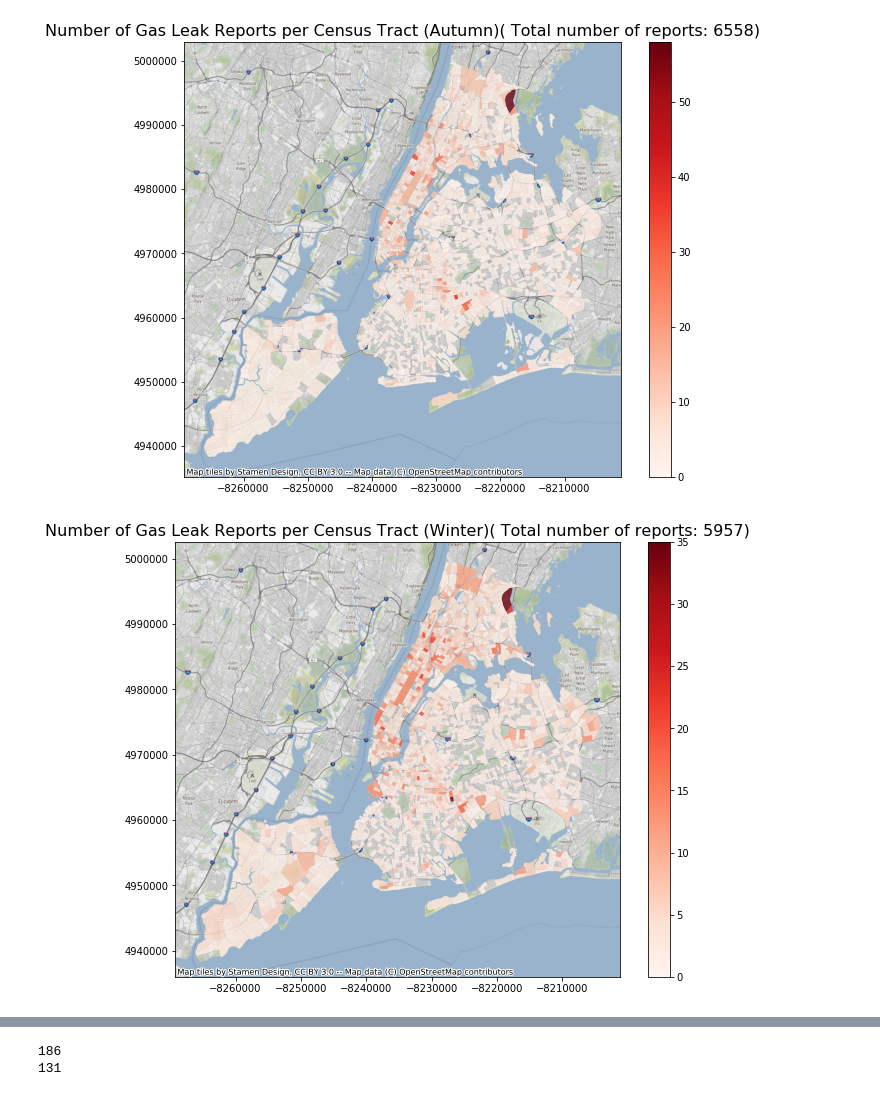
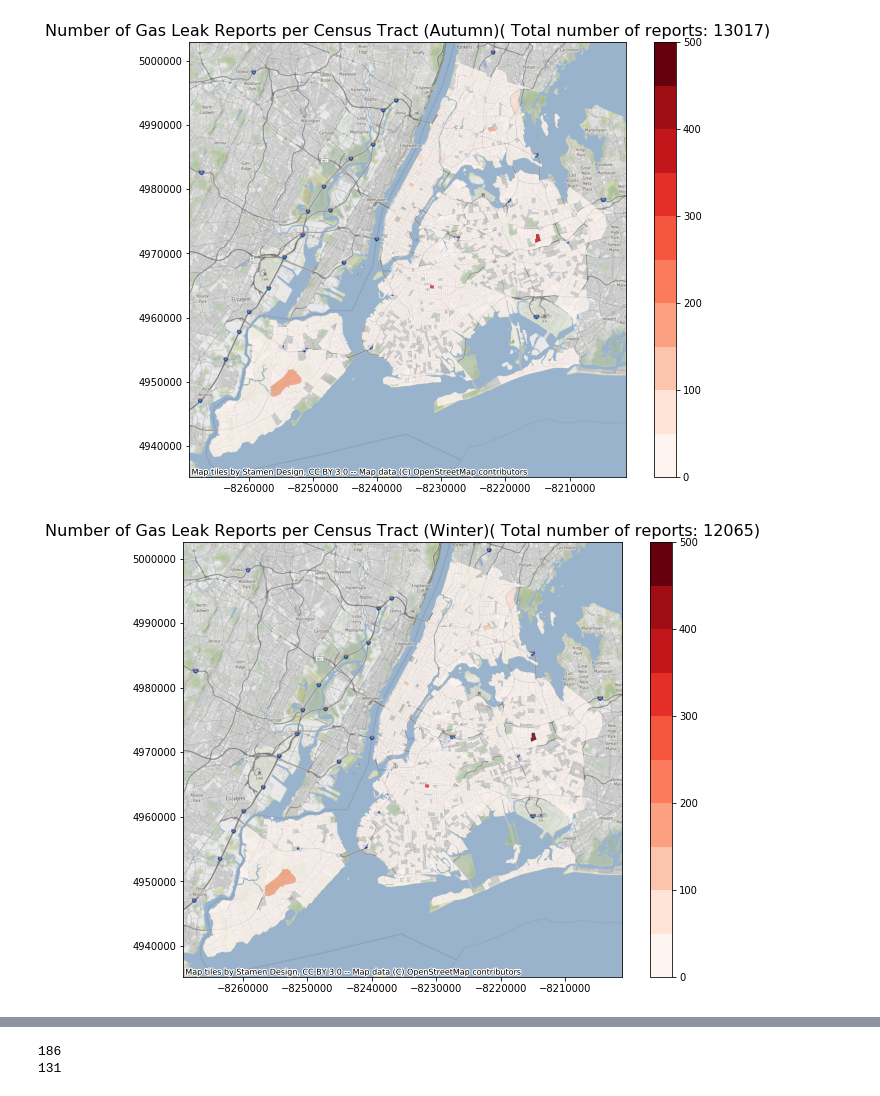
Before and after one commit to mhasan004/GasLeakProject-Merged, a Jupyter notebook: Graphing_Map.ipynb, the cells around one changed output, grey strips where cells are left out. Cells and saved outputs as stored; diff of their text form; code cells hidden in the pictures.

```diff
--- a/Graphing_Map.ipynb
+++ b/Graphing_Map.ipynb
@@ -7,11 +7,12 @@ import matplotlib.pyplot as plt
 import contextily as ctx
 from tabulate import tabulate
 import numpy as np
+import matplotlib.colors as mcolors
 
 #shp_file = 'tl_2019_36_tract/tl_2019_36_tract.shp'
-shp_file = 'nyu_2451_34505/nyu_2451_34505.shp'
+shp_file = 'ShapeFiles/nyu_2451_34505/nyu_2451_34505.shp'
 #shp_file = 'NYC_Census_Tracts_for_2010_US_Census/NYC_Census_Tracts_for_2010_US_Census.shp'
-csvfile = 'Geoid_Count2018.csv'
+csvfile = 'DataFiles/FDNY/Geoid_Count2017_18.csv'
 us_tract = gpd.read_file(shp_file)
 data = pd.read_csv(csvfile)
 
@@ -50,8 +51,10 @@ for i in range(0,4):
 
 
     #plot with background map
+    cmap = plt.get_cmap('Reds')
+    norm = mcolors.BoundaryNorm(np.arange(0,501,50), cmap.N)
     df = join.to_crs(epsg=3857)
-    ax = df.plot(column='NumberOfReports',cmap='Reds',figsize = (10,8),alpha = 0.8,legend = True)
+    ax = df.plot(column='NumberOfReports',cmap='Reds',figsize = (10,8),alpha = 0.8,legend = True,norm = norm)
     ax.set_title(label = 'Number of Gas Leak Reports per Census Tract (' + Season_word[i] + ')' + '( Total number of reports: '+ str(Total)+')', fontdict={'fontsize': 16}, loc='center')
     ctx.add_basemap(ax,zoom = 12)
 # %% [output]
@@ -60,2 +63,2 @@ for i in range(0,4):
-[figure, old version]
+[figure, new version]
-[figure, old version]
+[figure, new version]
```
Also changed, not shown: parts of 2 cells of this notebook, 1 other file.
